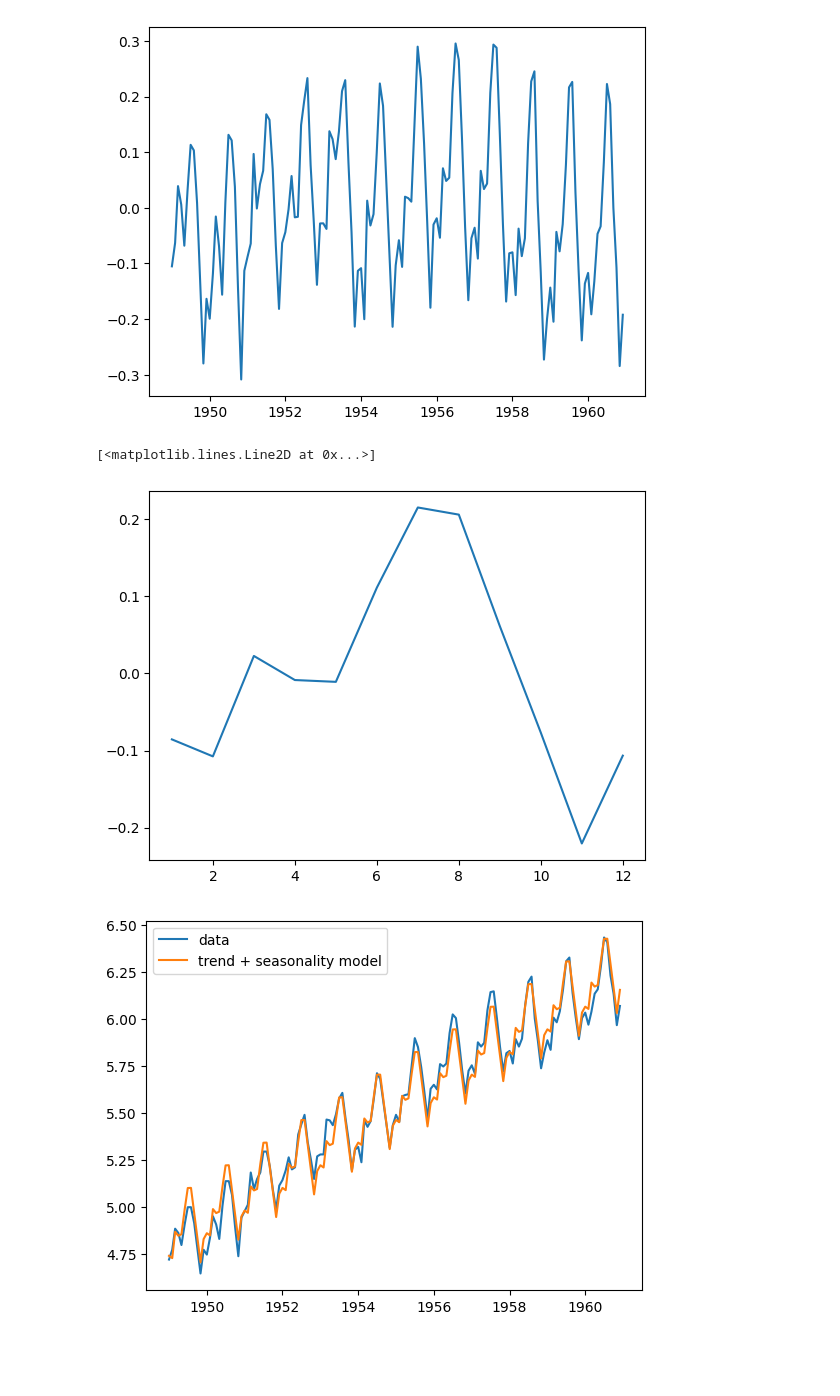
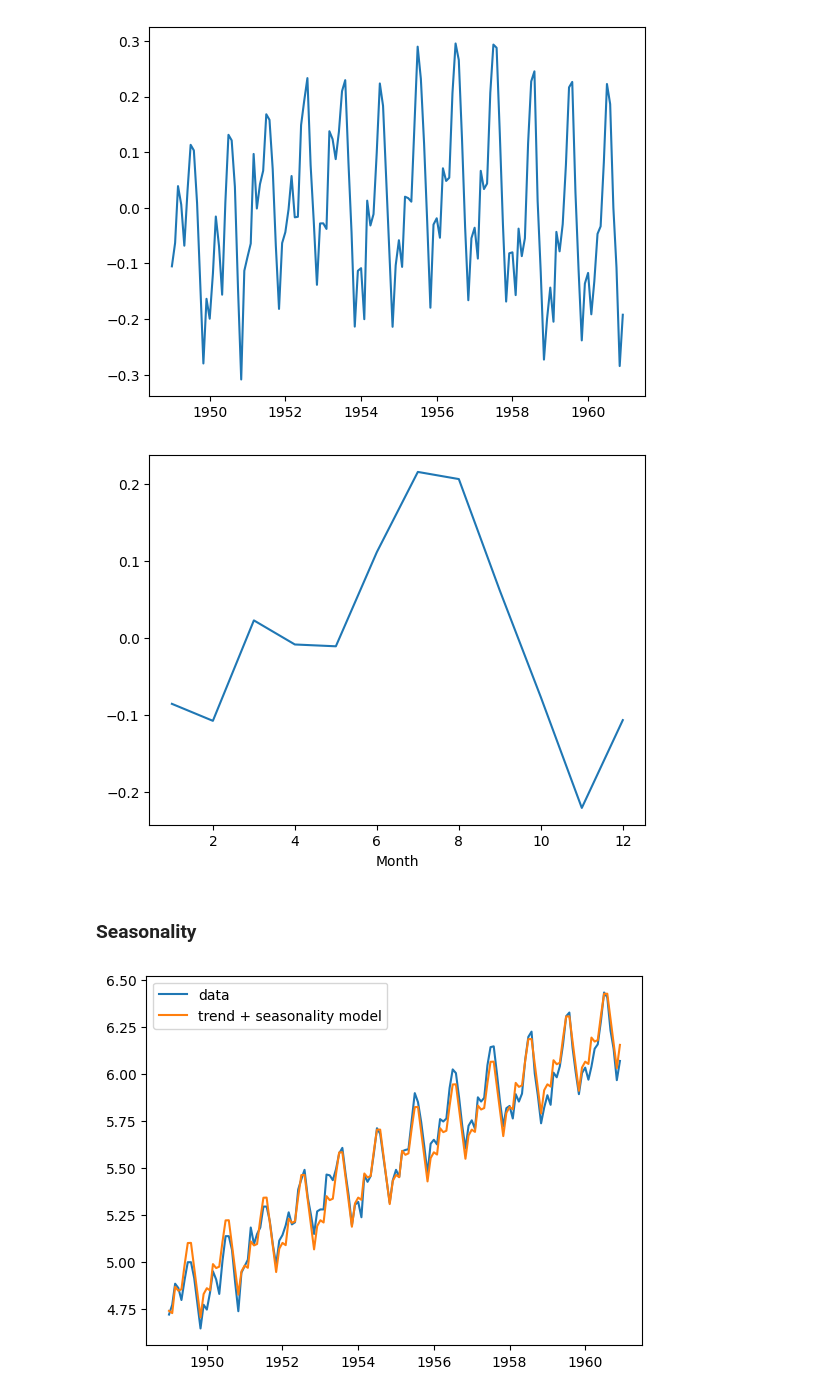
Before and after one commit to venkateshsoundar/DATA607W2025, a Jupyter notebook: lecture09.ipynb, the cells around one changed output. Drawn from its saved outputs; the diff is of its cells as text; code cells hidden in the pictures; blank space fills up the shorter version.

```diff
--- a/lecture09.ipynb
+++ b/lecture09.ipynb
@@ -63,10 +65,13 @@ plt.plot(df["Detrended"])
 # %%
 df["Month"] = df.index.month
 means = df.groupby("Month")["Detrended"].mean()
 plt.plot(means)
+plt.xlabel("Month")
+plt.show()
 # %% [output]
-[<matplotlib.lines.Line2D at 0x...>]
-[figure, old version]
+[figure, new version]
+# %% [markdown]
+### Seasonality
 # %%
 df["Seasonality"] = df["Month"].map(means)
 plt.plot(df["logPassengers"], label="data")
```
Also changed, not shown: parts of 17 cells of this notebook, 4 other files.
